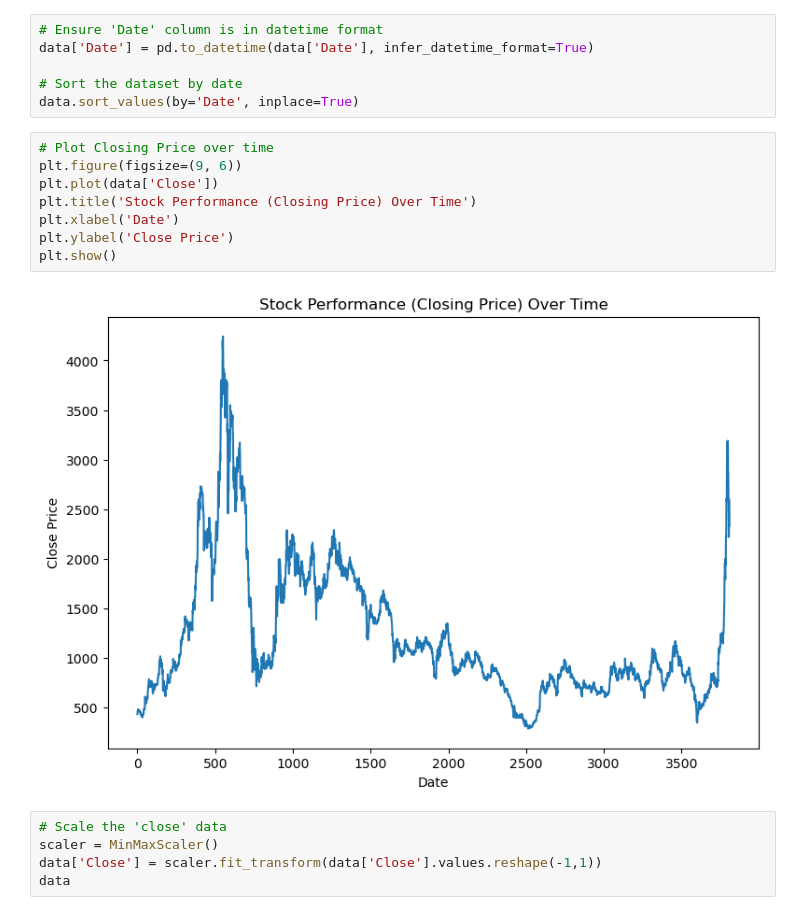
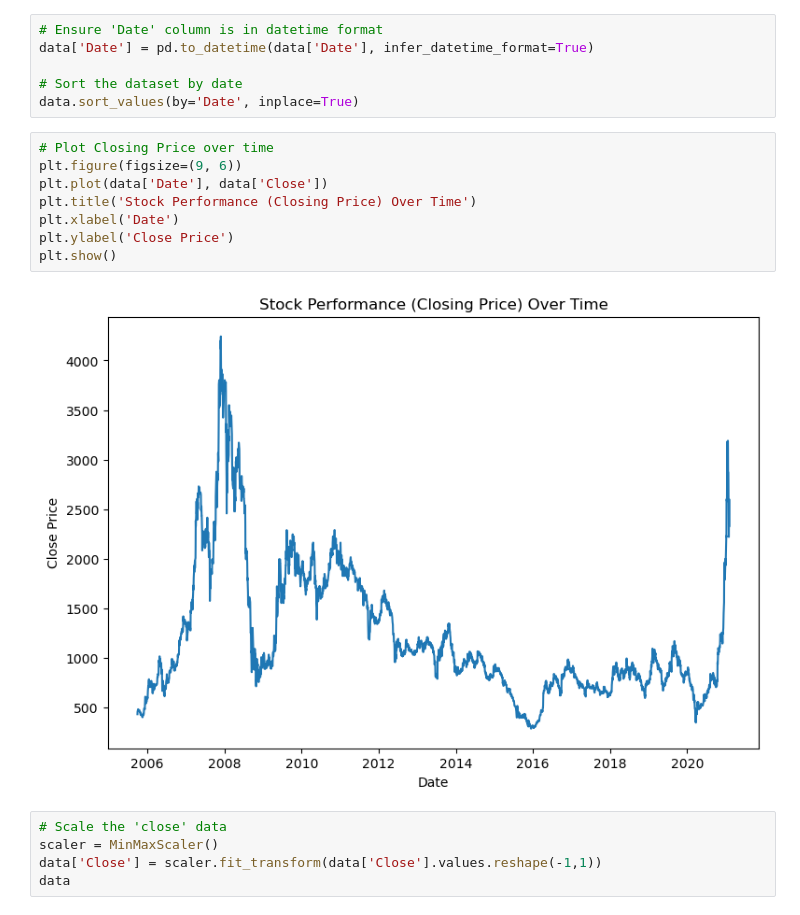
Before and after one commit to Ruben165/dl-reg-class, a Jupyter notebook: dl-reg-class.ipynb, the cells around one changed output. Cells and saved outputs as stored; diff of their text form.

```diff
--- a/dl-reg-class.ipynb
+++ b/dl-reg-class.ipynb
@@ -117,13 +117,13 @@ data.sort_values(by='Date', inplace=True)
 # %%
 # Plot Closing Price over time
 plt.figure(figsize=(9, 6))
-plt.plot(data['Close'])
+plt.plot(data['Date'], data['Close'])
 plt.title('Stock Performance (Closing Price) Over Time')
 plt.xlabel('Date')
 plt.ylabel('Close Price')
 plt.show()
 # %% [output]
-[figure, old version]
+[figure, new version]
 # %%
 # Scale the 'close' data
 scaler = MinMaxScaler()
```
Also changed, not shown: parts of 4 cells of this notebook.
